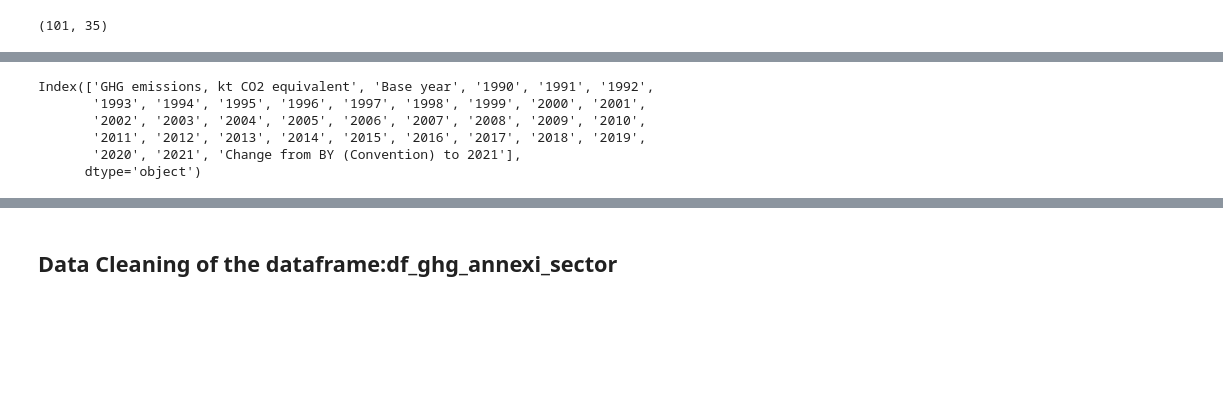
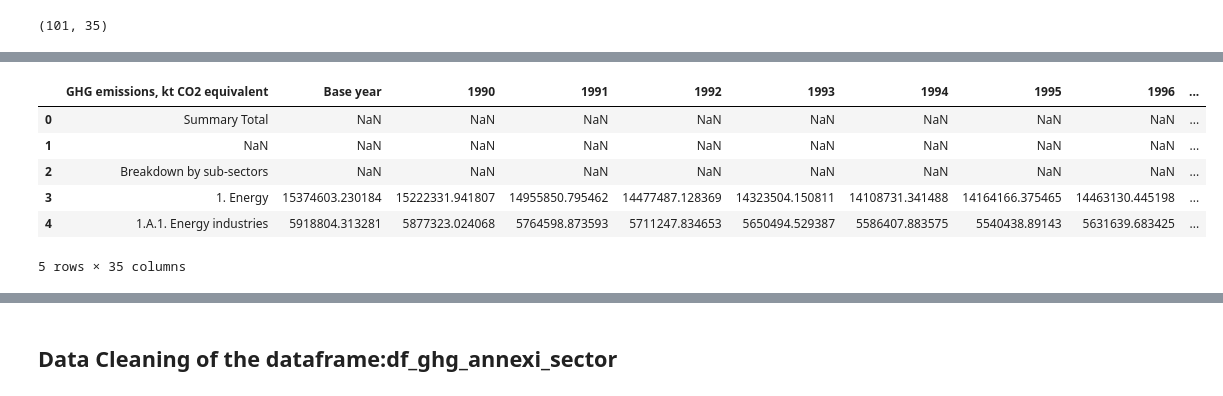
Before and after one commit to ElizabethGLiz/ClimateChangeAnalysis, a Jupyter notebook: green_house_gas_analysis.ipynb, the cells around one changed output, grey strips where cells are left out. Cells and saved outputs as stored; diff of their text form; code cells hidden in the pictures; blank space fills up the shorter version.

```diff
--- a/green_house_gas_analysis.ipynb
+++ b/green_house_gas_analysis.ipynb
@@ -89,9 +33,12 @@ ghg_annexi_sector_query_df.tail(50)
-# %%
-ghg_annexi_sector_query_df.columns
-# %% [output]
-Index(['GHG emissions, kt CO2 equivalent', 'Base year', '1990', '1991', '1992',
-       '1993', '1994', '1995', '1996', '1997', '1998', '1999', '2000', '2001',
-       '2002', '2003', '2004', '2005', '2006', '2007', '2008', '2009', '2010',
-       '2011', '2012', '2013', '2014', '2015', '2016', '2017', '2018', '2019',
-       '2020', '2021', 'Change from BY (Convention) to 2021'],
-      dtype='object')
+# %%
+# Display the first 5 rows of the DataFrame
+
+ghg_annexi_sector_query_df.head(5)
+# %% [output]
+|  | GHG emissions, kt CO2 equivalent | Base year | 1990 | 1991 | 1992 | 1993 | 1994 | 1995 | 1996 | ... |
+| 0 | Summary Total | NaN | NaN | NaN | NaN | NaN | NaN | NaN | NaN | ... |
+| 1 | NaN | NaN | NaN | NaN | NaN | NaN | NaN | NaN | NaN | ... |
+| 2 | Breakdown by sub-sectors | NaN | NaN | NaN | NaN | NaN | NaN | NaN | NaN | ... |
+| 3 | 1. Energy | 15374603.230184 | 15222331.941807 | 14955850.795462 | 14477487.128369 | 14323504.150811 | 14108731.341488 | 14164166.375465 | 14463130.445198 | ... |
+| 4 | 1.A.1. Energy industries | 5918804.313281 | 5877323.024068 | 5764598.873593 | 5711247.834653 | 5650494.529387 | 5586407.883575 | 5540438.89143 | 5631639.683425 | ... |
+5 rows × 35 columns
```
Also changed, not shown: parts of 28 cells of this notebook, 3 other files.
